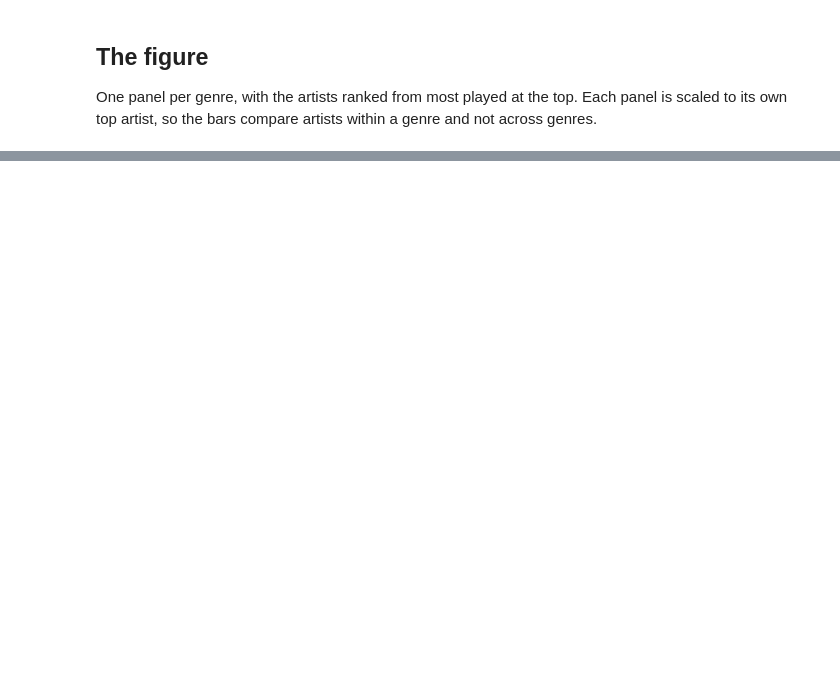
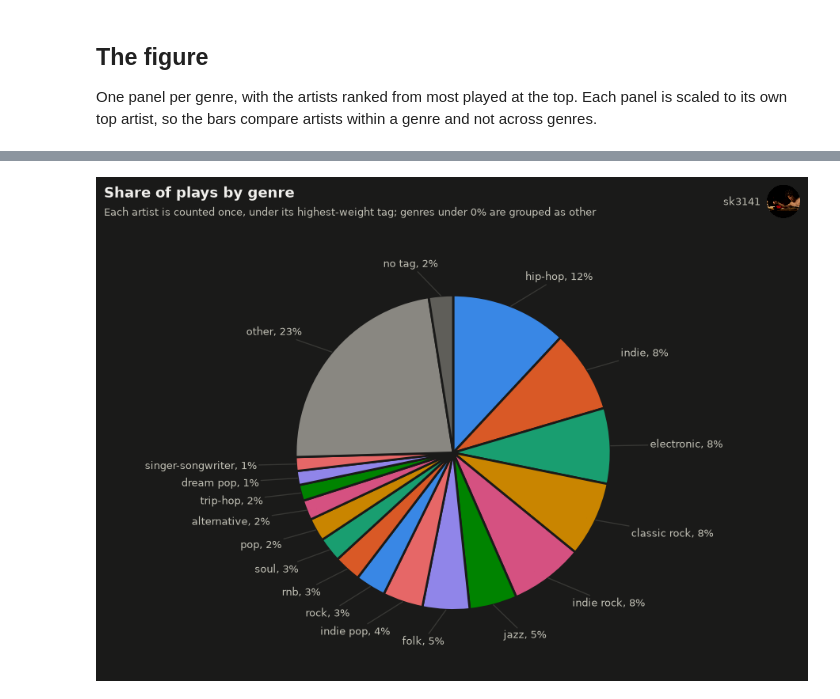
Before and after one commit to skumagai3/lastfm_data_demos, a Jupyter notebook: 09_top_artists_per_genre.ipynb, the cells around one changed output, grey strips where cells are left out. Drawn from its saved outputs; the diff is of its cells as text; code cells hidden in the pictures; blank space fills up the shorter version.

```diff
--- a/09_top_artists_per_genre.ipynb
+++ b/09_top_artists_per_genre.ipynb
@@ -107,0 +186,29 @@ plot_top_artists_by_genre(save=True)
+# %%
+def plot_genre_pie(save=False):
+    '''A pie of the same shares, each slice named outside the circle.'''
+    height = 6.4
+    fig, ax = plt.subplots(figsize=(9, height), facecolor=SURFACE)
+    colors = [GROUP_COLORS.get(name, SERIES_COLORS[i % len(SERIES_COLORS)]) for i, name in enumerate(parts.index)]
+    wedges, _ = ax.pie(parts.values, colors=colors, startangle=90, counterclock=False,
+                       wedgeprops={'edgecolor': SURFACE, 'linewidth': 2})  # surface-colored gap between slices
+
+    for wedge, name, share in zip(wedges, parts.index, parts.values):
+        angle = np.deg2rad((wedge.theta1 + wedge.theta2) / 2)  # middle of the slice
+        x, y = np.cos(angle), np.sin(angle)
+        ax.annotate(f'{name}, {share:.0%}', xy=(x, y), xytext=(1.25 * x, 1.2 * y),
+                    ha='left' if x > 0 else 'right', va='center', fontsize=9.5, color=INK_SECONDARY,
+                    arrowprops={'arrowstyle': '-', 'color': BASELINE, 'linewidth': 1, 'shrinkA': 0, 'shrinkB': 0})
+    ax.set_xlim(-1.9, 1.9)
+    ax.set_ylim(-1.4, 1.4)
+
+    add_title(fig, 'Share of plays by genre',
+              f'Each artist is counted once, under its highest-weight tag; genres under {MIN_SHARE:.0%} are grouped as other', height)
+    fig.subplots_adjust(left=0.02, right=0.98, top=1 - 0.7 / height, bottom=0.02)
+    if save:
+        save_figure(fig, 'plays_by_genre_pie')
+    plt.show()
+
+
+plot_genre_pie(save=True)
+# %% [output]
+[figure, added]
```
Also changed, not shown: parts of 9 cells of this notebook, 4 other files.
